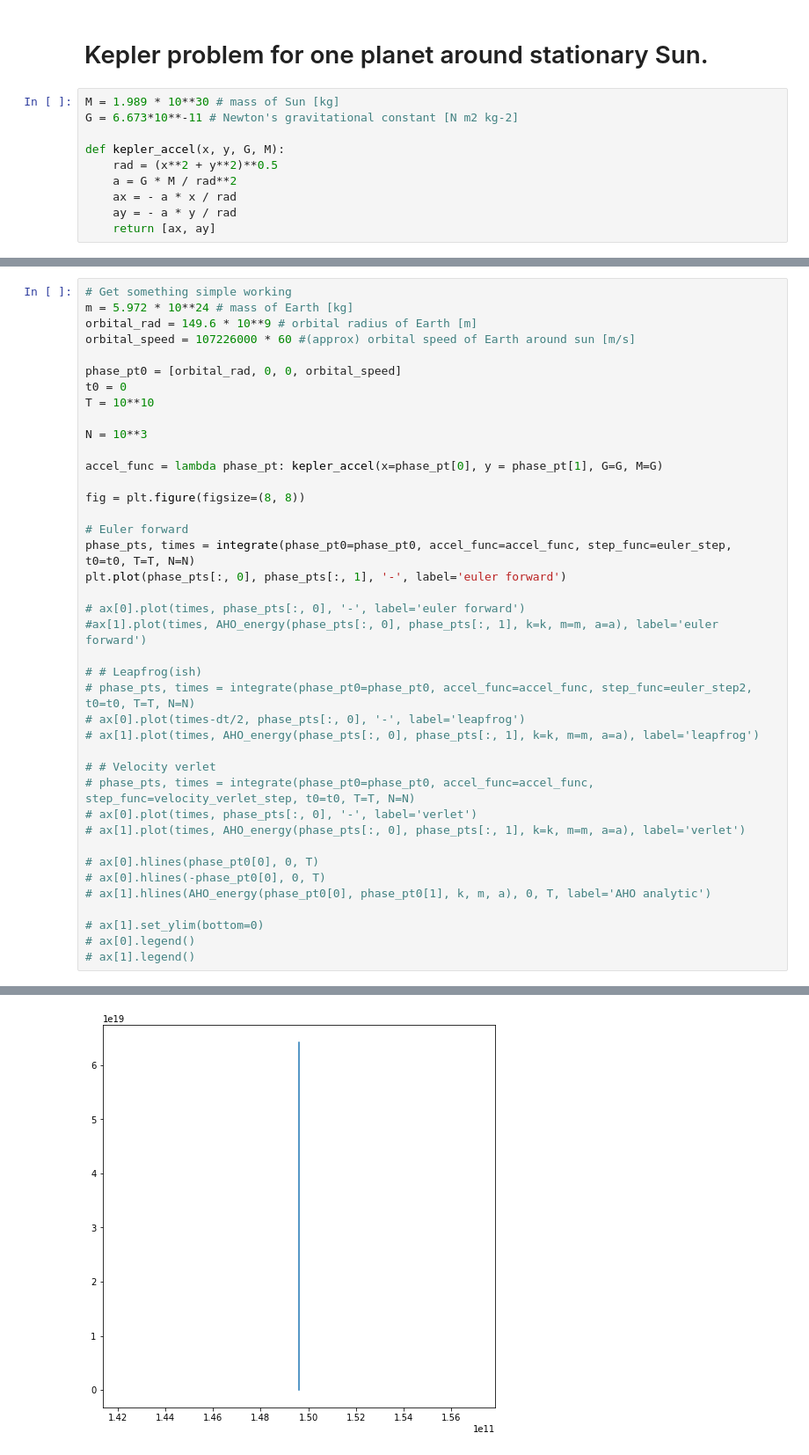
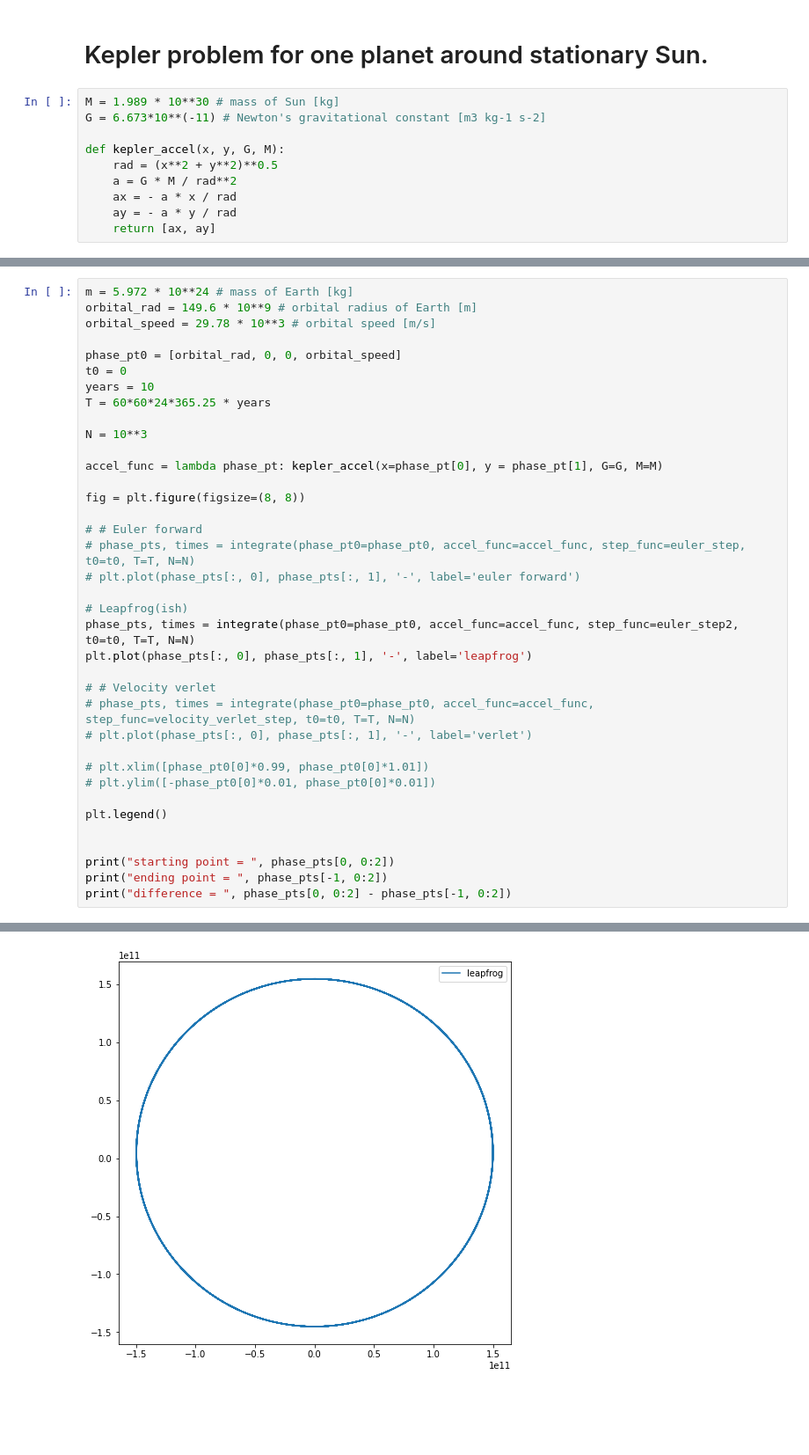
Before and after one commit to mohnjahoney/REU_physics, a Jupyter notebook: molecular_dynamics/molecular dynamics.ipynb, the cells around one changed output, grey strips where cells are left out. Shown at 88% size. Cells and saved outputs as stored; diff of their text form; blank space fills up the shorter version.

Commit message:
more kepler

```diff
--- a/molecular_dynamics/molecular dynamics.ipynb
+++ b/molecular_dynamics/molecular dynamics.ipynb
@@ -557,7 +557,7 @@ ax[1].legend()
 # Kepler problem for one planet around stationary Sun.
 # %%
 M = 1.989 * 10**30 # mass of Sun [kg]
-G = 6.673*10**-11 # Newton's gravitational constant [N m2 kg-2]
+G = 6.673*10**(-11) # Newton's gravitational constant [m3 kg-1 s-2]
 
 def kepler_accel(x, y, G, M):
     rad = (x**2 + y**2)**0.5
@@ -622,41 +606,38 @@ def integrate(phase_pt0, accel_func, step_func, t0, T, N):
 # %%
-# Get something simple working
 m = 5.972 * 10**24 # mass of Earth [kg]
 orbital_rad = 149.6 * 10**9 # orbital radius of Earth [m]
-orbital_speed = 107226000 * 60 #(approx) orbital speed of Earth around sun [m/s]
+orbital_speed = 29.78 * 10**3 # orbital speed [m/s]
 
 phase_pt0 = [orbital_rad, 0, 0, orbital_speed]
 t0 = 0
-T = 10**10
+years = 10
+T = 60*60*24*365.25 * years
 
 N = 10**3
 
-accel_func = lambda phase_pt: kepler_accel(x=phase_pt[0], y = phase_pt[1], G=G, M=G)
+accel_func = lambda phase_pt: kepler_accel(x=phase_pt[0], y = phase_pt[1], G=G, M=M)
 
 fig = plt.figure(figsize=(8, 8))
 
-# Euler forward
-phase_pts, times = integrate(phase_pt0=phase_pt0, accel_func=accel_func, step_func=euler_step, t0=t0, T=T, N=N)
-plt.plot(phase_pts[:, 0], phase_pts[:, 1], '-', label='euler forward')
+# # Euler forward
+# phase_pts, times = integrate(phase_pt0=phase_pt0, accel_func=accel_func, step_func=euler_step, t0=t0, T=T, N=N)
+# plt.plot(phase_pts[:, 0], phase_pts[:, 1], '-', label='euler forward')
 
-# ax[0].plot(times, phase_pts[:, 0], '-', label='euler forward')
-#ax[1].plot(times, AHO_energy(phase_pts[:, 0], phase_pts[:, 1], k=k, m=m, a=a), label='euler forward')
-
-# # Leapfrog(ish)
-# phase_pts, times = integrate(phase_pt0=phase_pt0, accel_func=accel_func, step_func=euler_step2, t0=t0, T=T, N=N)
-# ax[0].plot(times-dt/2, phase_pts[:, 0], '-', label='leapfrog')
-# ax[1].plot(times, AHO_energy(phase_pts[:, 0], phase_pts[:, 1], k=k, m=m, a=a), label='leapfrog')
+# Leapfrog(ish)
+phase_pts, times = integrate(phase_pt0=phase_pt0, accel_func=accel_func, step_func=euler_step2, t0=t0, T=T, N=N)
+plt.plot(phase_pts[:, 0], phase_pts[:, 1], '-', label='leapfrog')
 
 # # Velocity verlet
 # phase_pts, times = integrate(phase_pt0=phase_pt0, accel_func=accel_func, step_func=velocity_verlet_step, t0=t0, T=T, N=N)
-# ax[0].plot(times, phase_pts[:, 0], '-', label='verlet')
-# ax[1].plot(times, AHO_energy(phase_pts[:, 0], phase_pts[:, 1], k=k, m=m, a=a), label='verlet')
+# plt.plot(phase_pts[:, 0], phase_pts[:, 1], '-', label='verlet')
 
-# ax[0].hlines(phase_pt0[0], 0, T)
-# ax[0].hlines(-phase_pt0[0], 0, T)
-# ax[1].hlines(AHO_energy(phase_pt0[0], phase_pt0[1], k, m, a), 0, T, label='AHO analytic')
+# plt.xlim([phase_pt0[0]*0.99, phase_pt0[0]*1.01])
+# plt.ylim([-phase_pt0[0]*0.01, phase_pt0[0]*0.01])
 
-# ax[1].set_ylim(bottom=0)
-# ax[0].legend()
-# ax[1].legend()
+plt.legend()
+
+
+print("starting point = ", phase_pts[0, 0:2])
+print("ending point = ", phase_pts[-1, 0:2])
+print("difference = ", phase_pts[0, 0:2] - phase_pts[-1, 0:2])
 # %% [output]
@@ -664 +647 @@ plt.plot(phase_pts[:, 0], phase_pts[:, 1], '-', label='euler forward')
-[figure, old version]
+[figure, new version]
```
Also changed, not shown: parts of 5 cells of this notebook.
